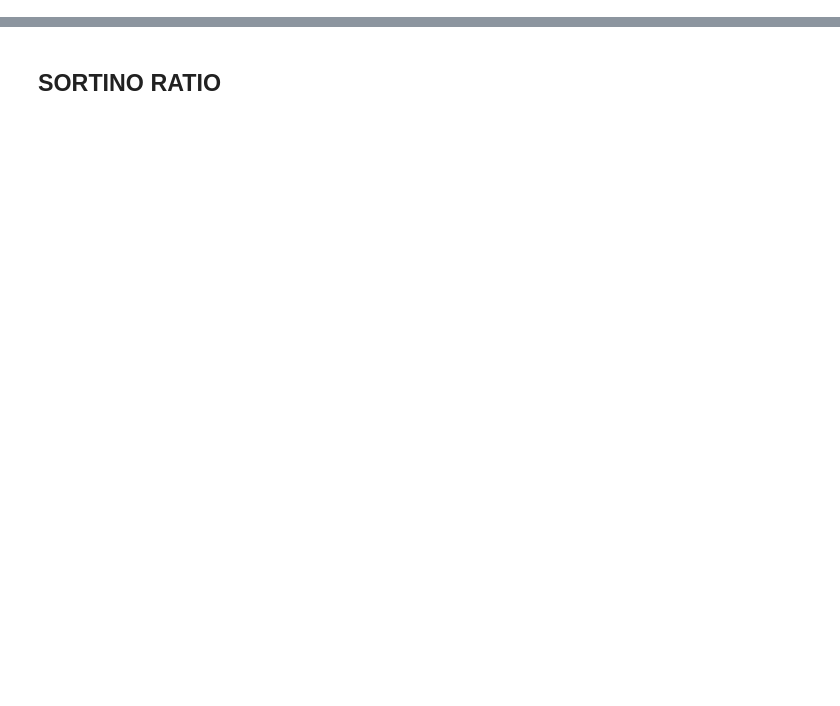
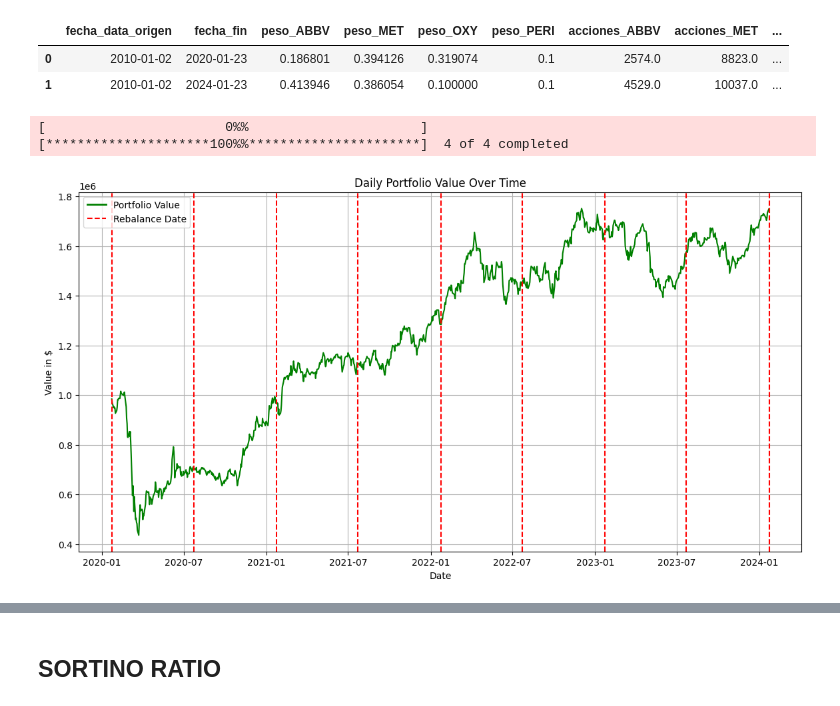
Before and after one commit to diegotita4/PAP-QAA_strategies, a Jupyter notebook: validations.ipynb, the cells around one changed output, grey strips where cells are left out. Cells and saved outputs as stored; diff of their text form; code cells hidden in the pictures; blank space fills up the shorter version.

```diff
--- a/validations.ipynb
+++ b/validations.ipynb
@@ -251,0 +300,35 @@ for optimization_model in optimization_models:
+# %%
+tickers = ["ABBV", "MET", "OXY", "PERI"]
+rf = 0.02  # Tasa libre de riesgo
+optimization_strategy = 'Semivariance'
+optimization_model = 'SLSQP'
+valor_portafolio_inicial = 1_000_000
+frecuencias_rebalanceo_meses = 6
+sin_frecuencias_rebalanceo_meses = 48
+# %%
+# Realizar el backtesting
+resultados_backtesting = backtesting_dinamico(
+    tickers=tickers,
+    start_date='2010-01-02',
+    start_backtesting='2020-01-23',
+    end_date='2024-01-23',
+    frecuencias_rebalanceo_meses = [frecuencias_rebalanceo_meses] , # Ajustes cada 2, 3, 4 y 6 meses
+    rf=rf,
+    optimization_strategy=optimization_strategy,
+    optimization_model=optimization_model,
+    valor_portafolio_inicial = valor_portafolio_inicial
+)
+
+resultados_sin_backtesting = backtesting_dinamico(
+    tickers=tickers,
+    start_date='2010-01-02',
+    start_backtesting='2020-01-23',
+    end_date='2024-01-23',
+    frecuencias_rebalanceo_meses = [sin_frecuencias_rebalanceo_meses] , # Ajustes cada 2, 3, 4 y 6 meses
+    rf=rf,
+    optimization_strategy=optimization_strategy,
+    optimization_model=optimization_model,
+    valor_portafolio_inicial = valor_portafolio_inicial
+)
+
+resultados_backtesting
@@ -251,0 +363,11 @@ for optimization_model in optimization_models:
+# %%
+resultados_sin_backtesting
+# %% [output]
+|  | fecha_data_origen | fecha_fin | peso_ABBV | peso_MET | peso_OXY | peso_PERI | acciones_ABBV | acciones_MET | ... |
+| 0 | 2010-01-02 | 2020-01-23 | 0.186801 | 0.394126 | 0.319074 | 0.1 | 2574.0 | 8823.0 | ... |
+| 1 | 2010-01-02 | 2024-01-23 | 0.413946 | 0.386054 | 0.100000 | 0.1 | 4529.0 | 10037.0 | ... |
+# %%
+plot_portfolio_value(resultados_backtesting, tickers)
+# %% [output]
+[                       0%%                      ][*********************100%%**********************]  4 of 4 completed
+[figure, added]
```
Also changed, not shown: parts of 104 cells of this notebook, 2 other files.
